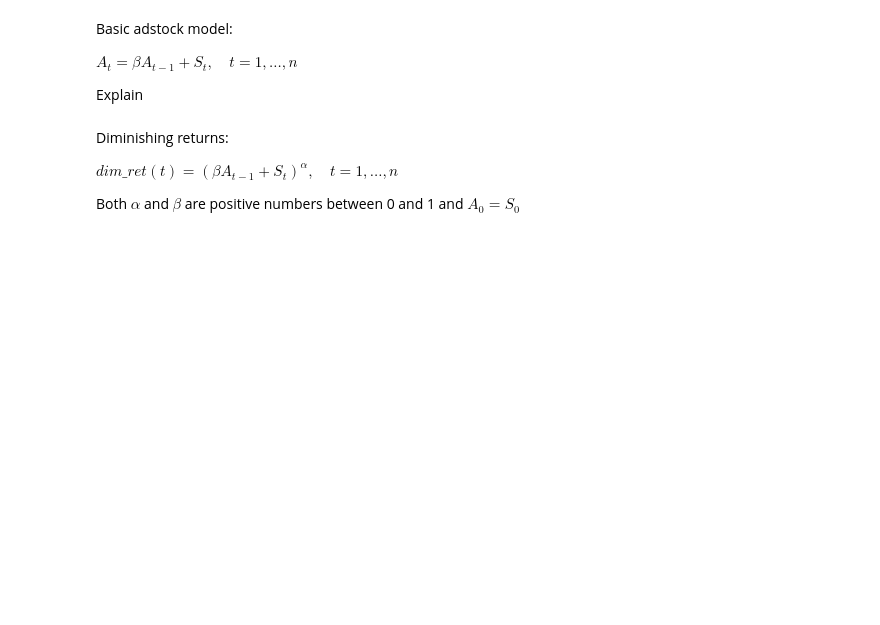
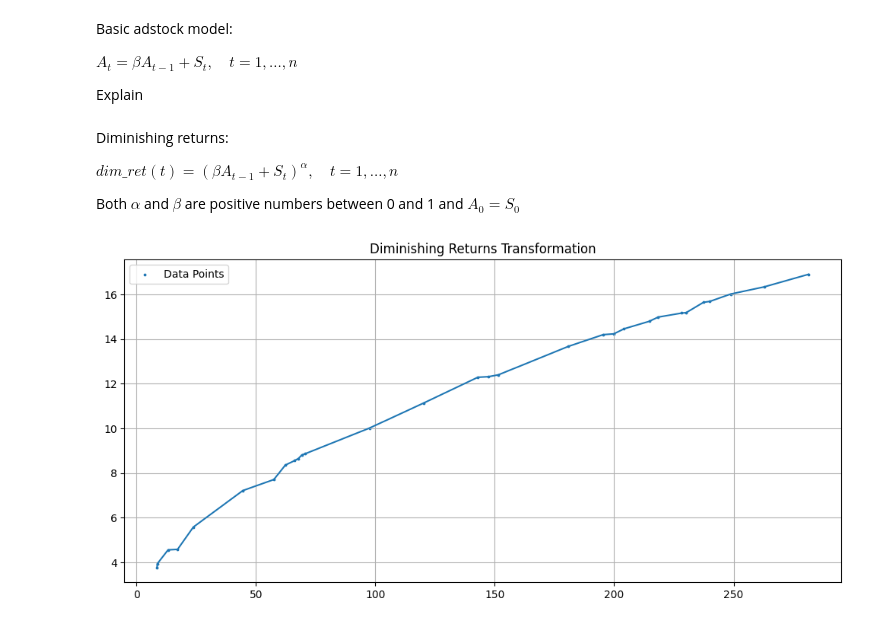
Before and after one commit to Andres-Cavancante/PyMarketingMixModeling, a Jupyter notebook: main.ipynb, the cells around one changed output. Cells and saved outputs as stored; diff of their text form; code cells hidden in the pictures; blank space fills up the shorter version.

```diff
--- a/main.ipynb
+++ b/main.ipynb
@@ -6,2 +10,2 @@ from sklearn.metrics import r2_score
 # %%
-media_dt = pd.read_csv("/app/media_dataset.csv")
+media_dt = pd.read_csv("/app/marketing_spend_and_revenue_data.csv")
@@ -70,0 +330,29 @@ Both $\alpha$ and $\beta$ are positive numbers between 0 and 1 and $A_{0}=S_{0}$
+# %%
+def calculate_and_plot_dim_ret(ind_var, beta, alpha):
+    if not (0 <= alpha <= 1):
+        raise ValueError("Alpha must be between 0 and 1.")
+    if not (0 <= beta <= 1):
+        raise ValueError("Beta must be between 0 and 1.")
+
+    adstock = np.zeros(len(ind_var))
+    adstock[0] = ind_var[0]**alpha
+
+    for i in range(1, len(ind_var)):
+        adstock[i] = (ind_var[i] + beta*adstock[i - 1])**alpha
+
+    plt.figure(figsize=(10, 5))
+    adstock.sort()
+    ind_var = ind_var.sort_values()
+    plt.plot(ind_var, adstock)
+    plt.scatter(ind_var, adstock, label="Data Points", s=3)
+
+    # plt.plot(ind_var, adstock, label="Adstock Decay Line", color="blue")
+    # plt.xlabel("Time")
+    # plt.ylabel("Value")
+    # plt.title(f"{'' if incremental else 'Non-'}Incremental Adstock Transformation")
+    plt.title("Diminishing Returns Transformation")
+    plt.legend()
+    plt.grid(True)
+    # plt.ylim(0,50)
+    plt.tight_layout()
+    plt.show()
@@ -70,0 +361,4 @@ Both $\alpha$ and $\beta$ are positive numbers between 0 and 1 and $A_{0}=S_{0}$
+# %%
+calculate_and_plot_dim_ret(media_dt["FB"], 0.5, 0.5)
+# %% [output]
+[figure, added]
```
Also changed, not shown: parts of 31 cells of this notebook, 2 other files.
